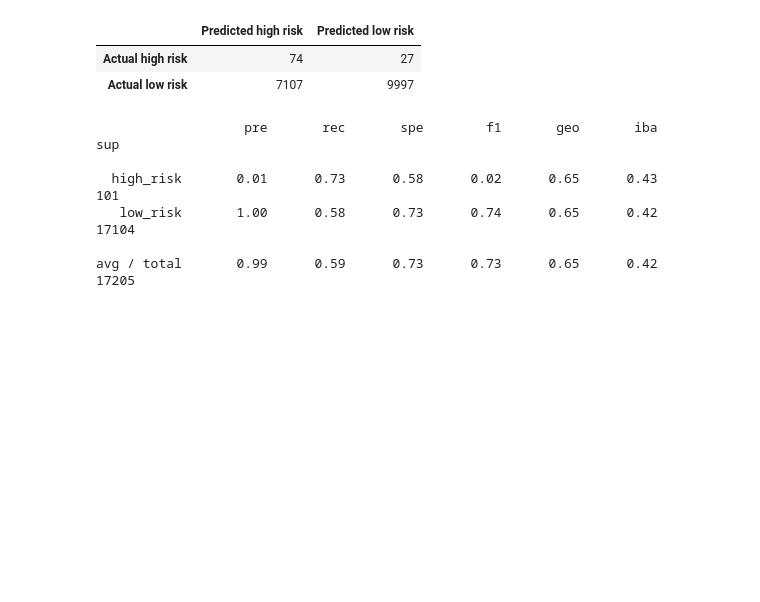
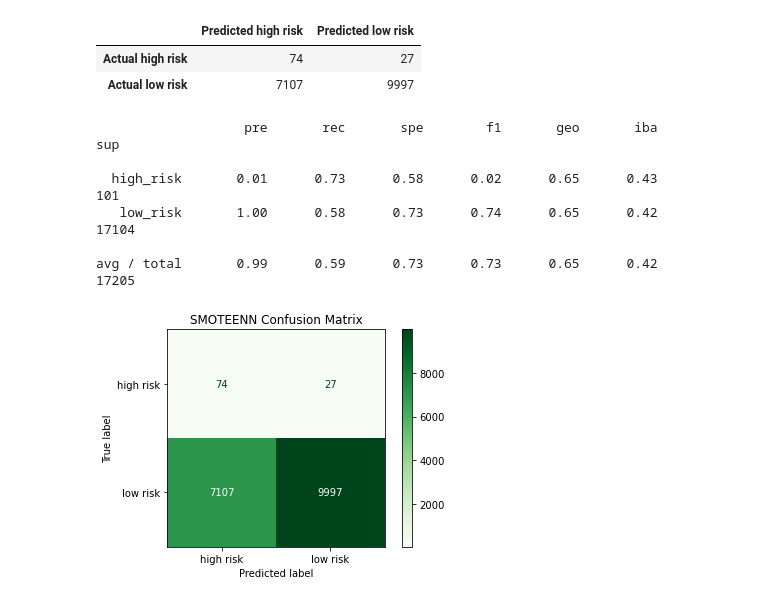
Before and after one commit to vijaycse/Credit_Risk_Analysis, a Jupyter notebook: credit_risk_resampling.ipynb, the cells around one changed output. Drawn from its saved outputs; the diff is of its cells as text; code cells hidden in the pictures; blank space fills up the shorter version.

```diff
--- a/credit_risk_resampling.ipynb
+++ b/credit_risk_resampling.ipynb
@@ -338,3 +338,11 @@ print(classification_report_imbalanced(y_test, y_pred_combined))
    low_risk       1.00      0.58      0.73      0.74      0.65      0.42     17104
 
 avg / total       0.99      0.59      0.73      0.73      0.65      0.42     17205
+# %%
+from sklearn.metrics import plot_confusion_matrix
+import matplotlib.pyplot as plt
+fig = plot_confusion_matrix(classifier_combined, X_test, y_test, display_labels=['high risk', 'low risk'], cmap='Greens')
+plt.title('SMOTEENN Confusion Matrix')
+plt.show()
+# %% [output]
+[figure, added]
```
Also changed, not shown: parts of 4 cells of this notebook, 1 other file.
